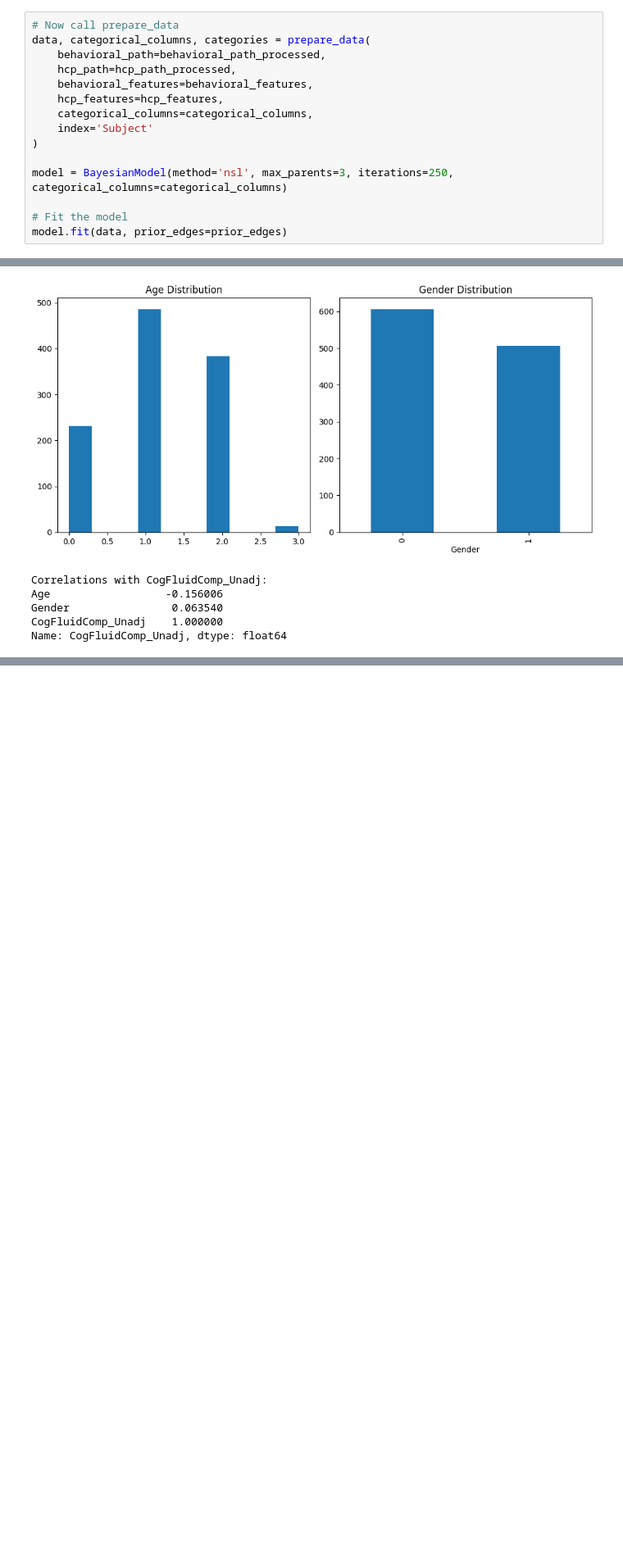
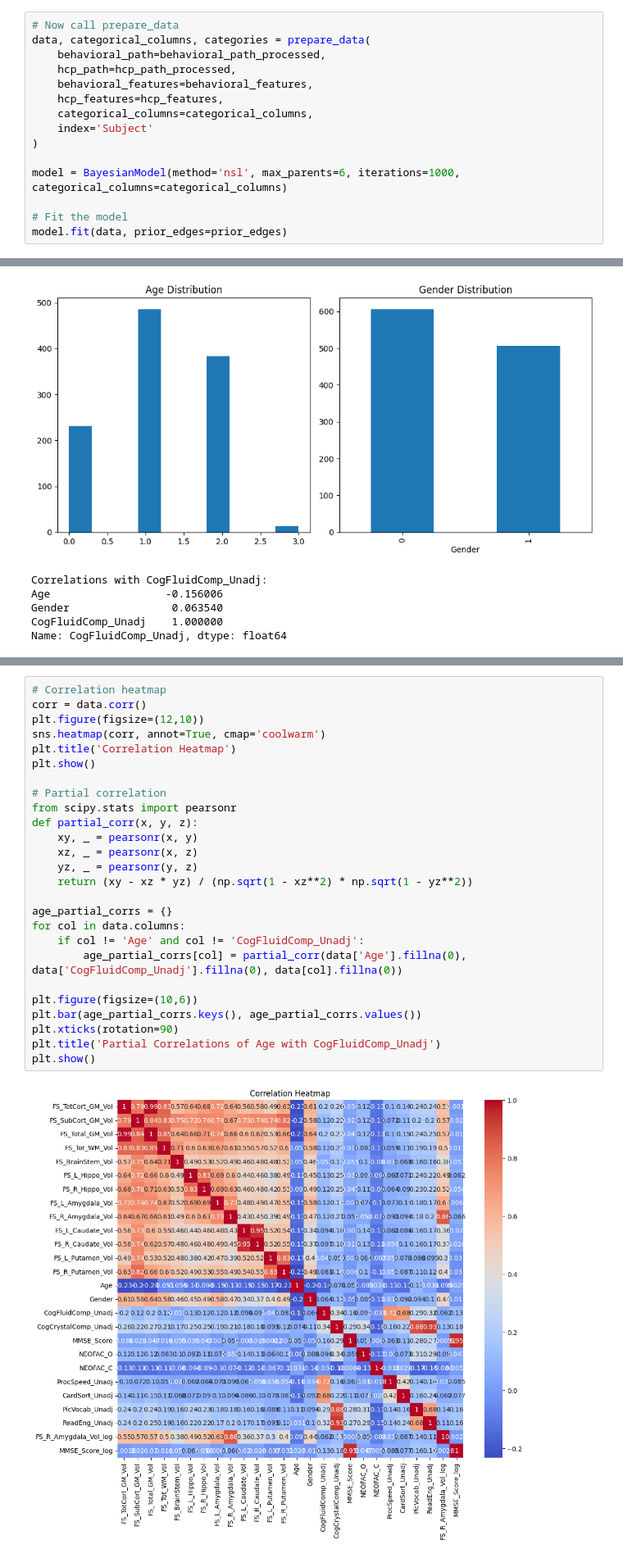
Before and after one commit to mertcan79/NeuroBayesianModel, a Jupyter notebook: notebooks/check.ipynb, the cells around one changed output, grey strips where cells are left out. Shown at 82% size. Drawn from its saved outputs; the diff is of its cells as text; blank space fills up the shorter version.

```diff
--- a/notebooks/check.ipynb
+++ b/notebooks/check.ipynb
@@ -132,7 +131,7 @@ data, categorical_columns, categories = prepare_data(
     index='Subject'
 )
 
-model = BayesianModel(method='nsl', max_parents=3, iterations=250, categorical_columns=categorical_columns)
+model = BayesianModel(method='nsl', max_parents=6, iterations=1000, categorical_columns=categorical_columns)
 
 # Fit the model
 model.fit(data, prior_edges=prior_edges)
@@ -378,0 +378,28 @@ Parents of CogFluidComp_Unadj: ['Age', 'MMSE_Score', 'FS_L_Hippo_Vol', 'FS_Tot_W
+# %%
+# Correlation heatmap
+corr = data.corr()
+plt.figure(figsize=(12,10))
+sns.heatmap(corr, annot=True, cmap='coolwarm')
+plt.title('Correlation Heatmap')
+plt.show()
+
+# Partial correlation
+from scipy.stats import pearsonr
+def partial_corr(x, y, z):
+    xy, _ = pearsonr(x, y)
+    xz, _ = pearsonr(x, z)
+    yz, _ = pearsonr(y, z)
+    return (xy - xz * yz) / (np.sqrt(1 - xz**2) * np.sqrt(1 - yz**2))
+
+age_partial_corrs = {}
+for col in data.columns:
+    if col != 'Age' and col != 'CogFluidComp_Unadj':
+        age_partial_corrs[col] = partial_corr(data['Age'].fillna(0), data['CogFluidComp_Unadj'].fillna(0), data[col].fillna(0))
+
+plt.figure(figsize=(10,6))
+plt.bar(age_partial_corrs.keys(), age_partial_corrs.values())
+plt.xticks(rotation=90)
+plt.title('Partial Correlations of Age with CogFluidComp_Unadj')
+plt.show()
+# %% [output]
+[figure, added]
```
Also changed, not shown: parts of 11 cells of this notebook, 2 other files.
